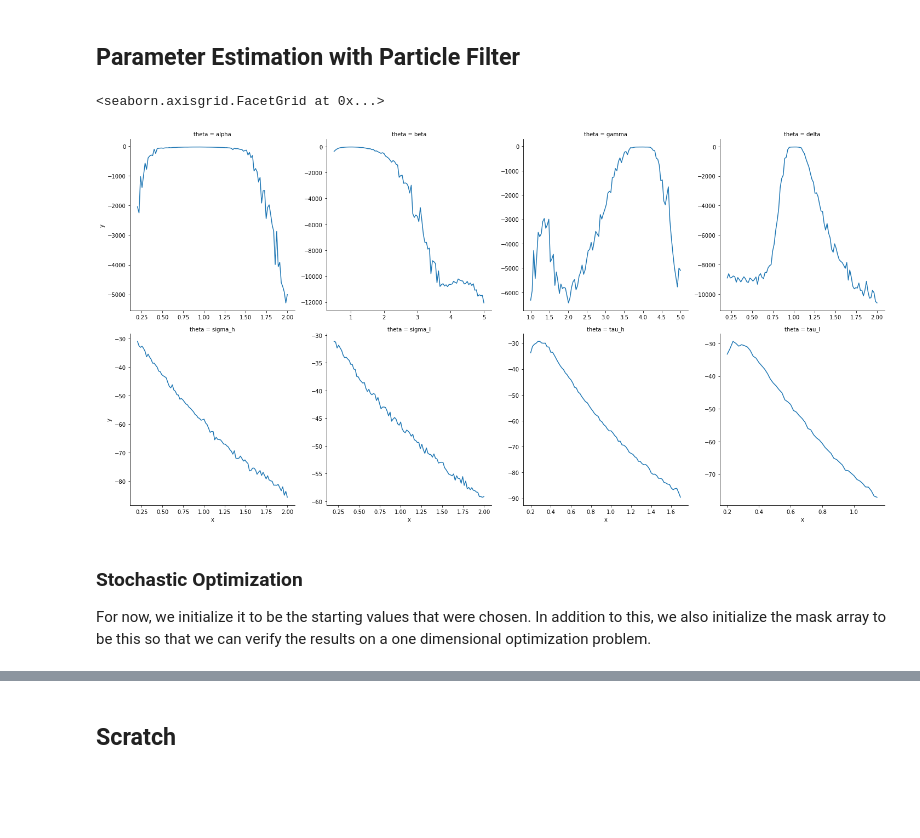
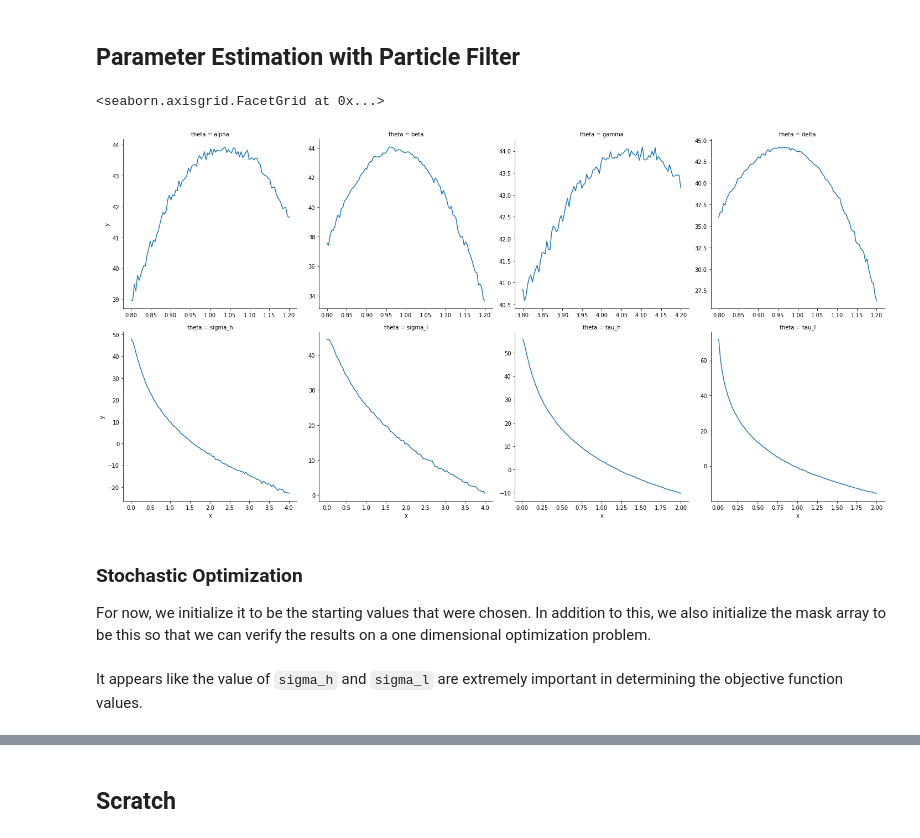
Before and after one commit to mlysy/pfjax, a Jupyter notebook: examples/lotvol.ipynb, the cells around one changed output, grey strips where cells are left out. Saved outputs shown, nothing was run; the diff lists cells and outputs as text; code cells hidden in the pictures; blank space fills up the shorter version.

```diff
--- a/examples/lotvol.ipynb
+++ b/examples/lotvol.ipynb
@@ -11,9 +11,7 @@ import seaborn as sns
 
 import pfjax as pf
 from pfjax import proj_data, LotVolModel
-#import particle_filter as pf
-#from proj_data import proj_data
-#from lotvol_model import LotVolModel
+import pfjax.sde
 
 key = random.PRNGKey(0)
 
@@ -25,23 +23,19 @@ gamma = 4.0
 delta = 1.0
 sigma_h = 0.1
 sigma_l = 0.1
-tau_h = 0.25*0
-tau_l = 0.25*0
+tau_h = 0.1
+tau_l = 0.1
 
-theta = np.array([alpha, beta, gamma, delta, sigma_h, sigma_l, tau_h, tau_l])
+theta = jnp.array([alpha, beta, gamma, delta, sigma_h, sigma_l, tau_h, tau_l])
 
 dt = 0.1
 n_res = 2
-n_obs = 50
+n_obs = 21
 lotvol_model = LotVolModel(dt, n_res)
-key, subkey = random.split(key)
+# key, subkey = random.split(key)
 
 
-#x_init = lotvol_model.init_sample(y_init=jnp.array([5., 3.]),
-#                     theta=jnp.append(theta[0:6], jnp.array([0., 0.])),
-#                     key=subkey)
+x_init = jnp.block([[jnp.zeros((n_res-1, 2))],
+                    [jnp.log(jnp.array([5., 3.]))]])
 
-x_init = jnp.block([[jnp.zeros((n_res-1, 2))],
-                        [jnp.log(jnp.array([5., 3.]))]])
-
-y_meas, x_state = pf.simulate(lotvol_model, subkey, n_obs, x_init, theta)
+y_meas, x_state = pf.simulate(lotvol_model, key, n_obs, x_init, theta)
@@ -66,18 +68,24 @@ $$
 \ell(\theta \mid x_{0:T}, y_{0:T}) = \log p(y_0 \mid x_0, \theta) + \sum_{t=1}^T \log p(y_t \mid x_t, \theta) + \log p(x_t \mid x_{t-1}, \theta).
 $$
 # %%
-theta_lims = np.array([[0.1, 2.], [.75, 1.2], [2.0, 6.0], [0.1, 2.],
-                       [.05, .2], [.05, .2], [.1, .5], [.1, .5]])
+theta_lims = np.array([[0., 2.], [.75, 1.2], [2.0, 6.0], [0., 2.],
+                       [.000001, .4], [.05, .4], [.1, .5], [.1, .5]])
 theta_names = ["alpha", "beta", "gamma", "delta",
                "sigma_h", "sigma_l", "tau_h", "tau_l"]
 n_pts = 100
+import pandas as pd
 
+data = pd.read_csv("lv_low.csv")
+y_meas_1 = data["Trueode.1"].values.reshape(-1, 1)
+y_meas_2 = data["Trueode.2"].values.reshape(-1, 1)
+y_meas = np.concatenate((y_meas_1, y_meas_2), axis=1)
+y_meas = jnp.array(y_meas)
 # calculate projection plot
 
 
 @jax.jit
 def lotvol_loglik(theta):
-    return pf.full_loglik(model=lotvol_model, theta=theta, x_state=x_state, y_meas=y_meas)
+    return pf.joint_loglik(model=lotvol_model, theta=theta, x_state=x_state, y_meas=y_meas)
 
 
 plot_df = proj_data(lotvol_loglik,
@@ -95,36 +102,38 @@ sns.relplot(
 # %% [markdown]
 ## Parameter Estimation with Particle Filter
 # %%
-theta_lims = (np.array([[0.2, 2.], [0.5, 5.], [1.0, 5.0], [0.2, 2.], [0.2, 2.], [0.2, 2.], [0.2, 2.], [0.2, 2.]]))
+theta_lims = np.array([[0.8, 1.2], [0.8, 1.2], [3.8, 4.2], [0.8, 1.2], [0.01, 4.], [0.01, 4.], [0.01, 2.], [0.01, 2.]])
 theta_names = ["alpha", "beta", "gamma", "delta", "sigma_h", "sigma_l", "tau_h", "tau_l"]
 n_pts = 100
 
 # calculate projection plot
 n_particles = 1000
 
 
 @jax.jit
 def lotvol_pflik(theta):
     temp = pf.particle_filter(theta=theta, model=lotvol_model, y_meas=y_meas,
                               n_particles=n_particles, key=key)
-    return pf.particle_loglik(temp['logw_particles'])
+    return pf.particle_loglik(temp['logw'])
 
 
 plot_df = proj_data(lotvol_pflik,
                     theta, theta_lims, theta_names)
 
 sns.relplot(
     data=plot_df, kind="line",
     x="x", y="y", col="theta",
     col_wrap = 4,
     facet_kws=dict(sharex=False, sharey=False)
 )
 # %% [output]
 <seaborn.axisgrid.FacetGrid at 0x...>
-[figure, old version]
+[figure, new version]
 # %% [markdown]
 ### Stochastic Optimization
 
 For now, we initialize it to be the starting values that were chosen. In addition to this, we also initialize the mask array to be this so that we can verify the results on a one dimensional optimization problem.
 # %%
 from pfjax import stoch_opt, get_sum_lweights
+# %% [markdown]
+It appears like the value of `sigma_h` and `sigma_l` are extremely important in determining the objective function values.
```
Also changed, not shown: parts of 10 cells of this notebook, 10 other files.
